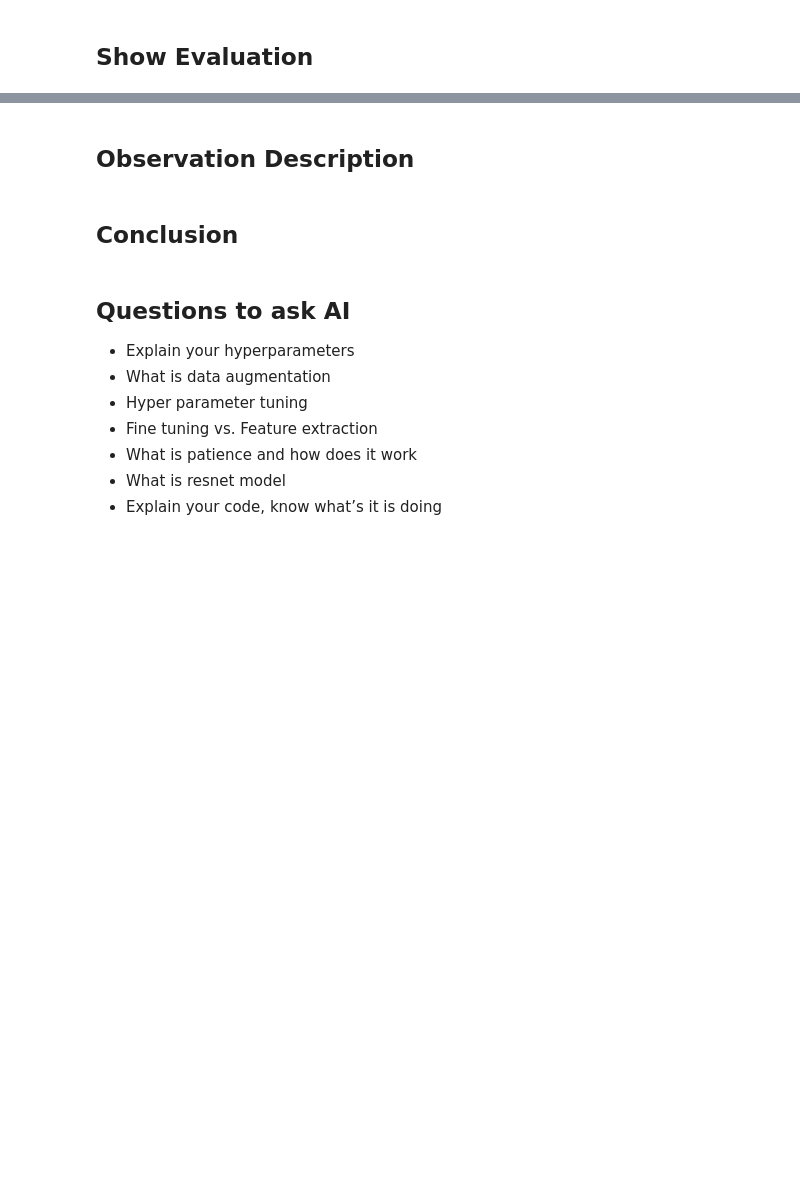
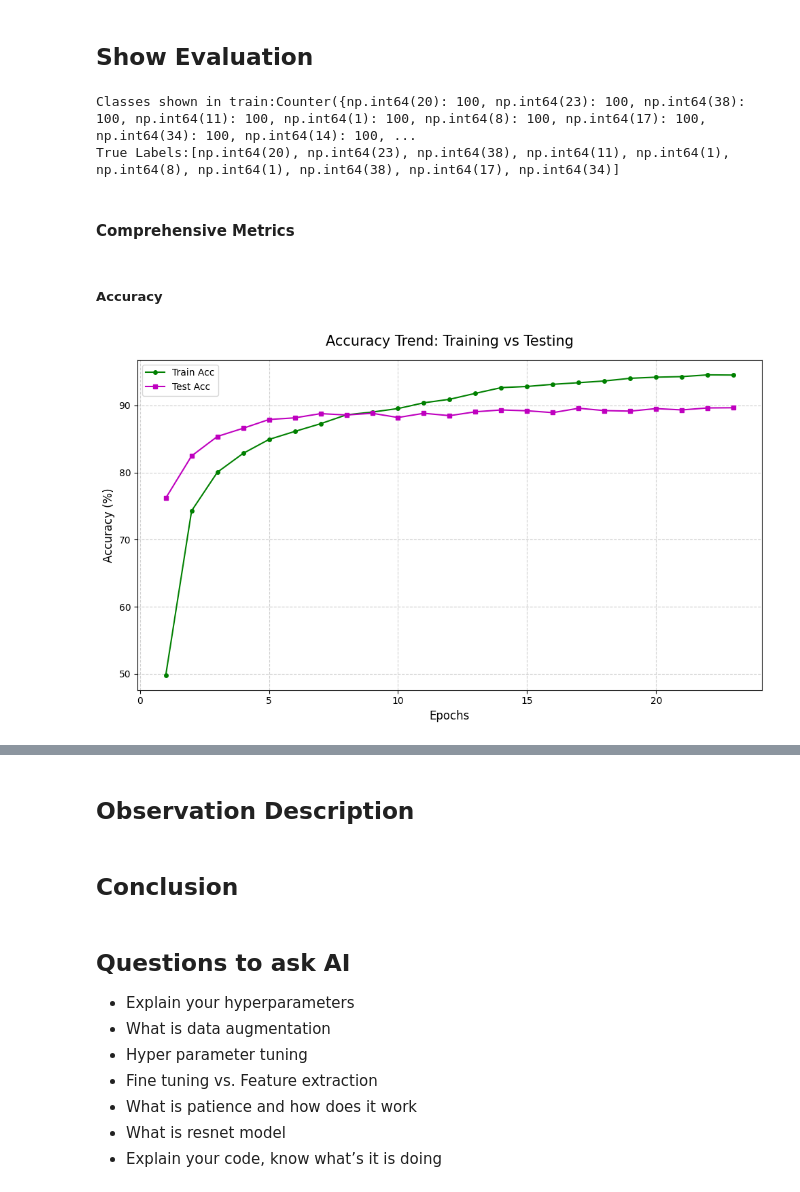
Before and after one commit to virwang/Fanshawe_DL_Pytorch26W, a Jupyter notebook: notebooks/Project_YunJiungWang.ipynb, the cells around one changed output, grey strips where cells are left out. Drawn from its saved outputs; the diff is of its cells as text; code cells hidden in the pictures; blank space fills up the shorter version.

```diff
--- a/notebooks/Project_YunJiungWang.ipynb
+++ b/notebooks/Project_YunJiungWang.ipynb
@@ -315,6 +371,9 @@ print(f"num of classes: {num_classes}, max label:{max(labels)}")
 # %% [markdown]
 ## Build the model
 # %%
+# number of extracted classes
+num_classes = len(extracted_classes)
+
 model = models.resnet50(weights=models.ResNet50_Weights.IMAGENET1K_V2)
 
 # model = models.resnet18(weights=models.ResNet18_Weights.DEFAULT)
@@ -342,13 +401,16 @@ model = model.to(DEVICE)
 
 criterion = nn.CrossEntropyLoss()
 optimizer = optim.Adam(model.parameters(), lr=LEARNING_RATE,weight_decay=1e-4)
+
+# Lower the learning rate once the loss starts to plateau.
+scheduler = torch.optim.lr_scheduler.ReduceLROnPlateau(optimizer, 'min', patience=3, factor=0.5)
 # %% [output]
 Downloading: "https://download.pytorch.org/models/resnet50-11ad3fa6.pth" to /root/.cache/torch/hub/checkpoints/resnet50-11ad3fa6.pth
 # %% [markdown]
 ## Define the Model
 # %%
 class FoodClassifier:
-    def __init__(self, model, train_loader, test_loader, criterion, optimizer, device, patience=PATIENCE):
+    def __init__(self, model, train_loader, test_loader, criterion, optimizer, device, patience=PATIENCE,scheduler=None):
         self.model = model
         self.train_loader = train_loader
         self.test_loader = test_loader
@@ -358,14 +420,16 @@ class FoodClassifier:
         self.patience = patience
         self.counter = 0
         self.best_loss = float('inf')
+        self.scheduler = scheduler
 
+        # self.scaler = torch.cuda.amp.GradScaler(self.device)
         self.scaler = torch.cuda.amp.GradScaler()
 
         # History
         self.history = {
             'train_loss': [], 'train_acc': [],
             'test_loss': [], 'test_acc': [],
-            'test_f1': []
+            'test_f1': [],'lr': []
         }
 
     def train_epoch(self):
@@ -429,15 +493,23 @@ class FoodClassifier:
             t_loss, t_acc = self.train_epoch()
             v_loss, v_acc, v_f1 = self.validate()
 
+            # update Scheduler
+            if self.scheduler:
+              # if is ReduceLROnPlateau，input v_loss
+              if isinstance(self.scheduler, torch.optim.lr_scheduler.ReduceLROnPlateau):
+                  self.scheduler.step(v_loss)
+              else:
+                  self.scheduler.step()
+
             # record current learning rate
-            # current_lr = self.optimizer.param_groups[0]['lr']
+            current_lr = self.optimizer.param_groups[0]['lr']
 
             self.history['train_loss'].append(t_loss)
             self.history['train_acc'].append(t_acc)
             self.history['test_loss'].append(v_loss)
             self.history['test_acc'].append(v_acc)
             self.history['test_f1'].append(v_f1)
-            # self.history['lr'].append(current_lr)
+            self.history['lr'].append(current_lr)
 
             print(f"Epoch {epoch+1:02d}/{num_epochs} | "
                   f"Train Acc: {t_acc:.2f}% | Test Acc: {v_acc:.2f}% | "
@@ -577,7 +760,8 @@ trainer = FoodClassifier(
     test_loader=test_loader,
     criterion=criterion,
     optimizer=optimizer,
-    device=DEVICE
+    device=DEVICE,
+    scheduler=scheduler
 )
 
 my_history,my_y_true, my_y_pred = trainer.run_training(num_epochs=EPOCHS,save_path="/content/drive/MyDrive/food_best.pth")
@@ -603,14 +803,19 @@ evaluation = ModelEvaluator(
     history=my_history,
     y_true=my_y_true,
     y_pred=my_y_pred,
-    class_names=select_food_list
+    class_names= train_data.classes,
+    model=trainer.model,
+    test_loader=test_loader,
+    device=DEVICE
 )
-
-#Accuracy, Loss, Learning Rate, F1
-evaluation.plot_comprehensive_metrics()
-
-# Confusion Matrix
-evaluation.plot_confusion_matrix()
-
-#Detailed Analysis
-evaluation.print_detailed_analysis()
+# %% [output]
+Classes shown in train:Counter({np.int64(20): 100, np.int64(23): 100, np.int64(38): 100, np.int64(11): 100, np.int64(1): 100, np.int64(8): 100, np.int64(17): 100, np.int64(34): 100, np.int64(14): 100, ...
+True Labels:[np.int64(20), np.int64(23), np.int64(38), np.int64(11), np.int64(1), np.int64(8), np.int64(1), np.int64(38), np.int64(17), np.int64(34)]
+# %% [markdown]
+#### Comprehensive Metrics
+# %% [markdown]
+##### Accuracy
+# %%
+evaluation.plot_accuracy()
+# %% [output]
+[figure, added]
```
Also changed, not shown: parts of 58 cells of this notebook, 1 other file.
